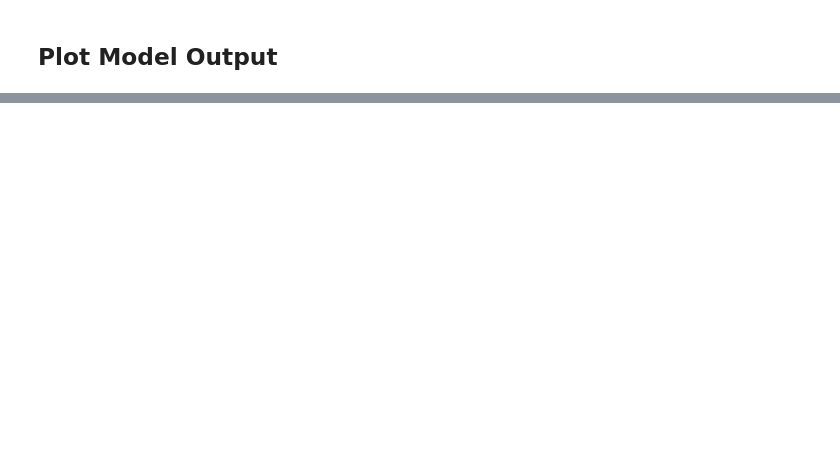
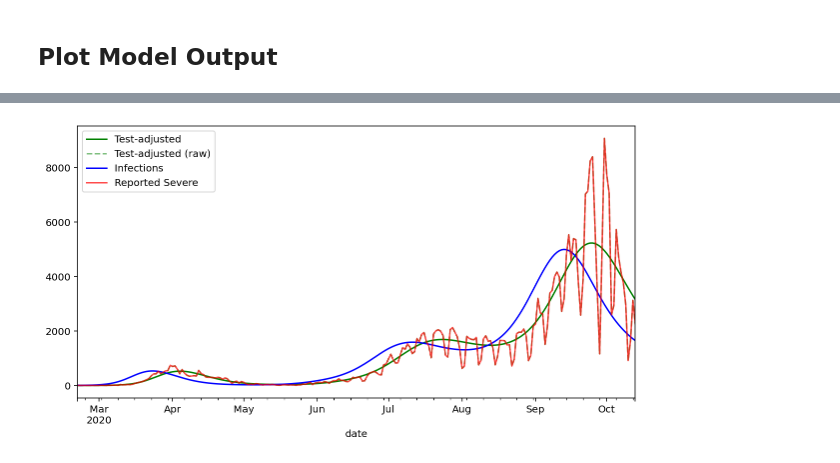
Before and after one commit to asafpr/covid-model, a Jupyter notebook: notebooks/rtlive-Israel-model.ipynb, the cells around one changed output, grey strips where cells are left out. Saved outputs shown, nothing was run; the diff lists cells and outputs as text; code cells hidden in the pictures; blank space fills up the shorter version.

```diff
--- a/notebooks/rtlive-Israel-model.ipynb
+++ b/notebooks/rtlive-Israel-model.ipynb
@@ -23,11 +23,13 @@ Matplotlib created a temporary config/cache directory at /tmp/matplotlib-2j1ynkb
 ## Fetch data and select the state's data
 # %%
 df = get_and_process_covidtracking_data_il(run_date=pd.Timestamp.today())#-pd.Timedelta(days=1))
+dfunn = get_and_process_covidtracking_data_il(run_date=pd.Timestamp.today(), norm=False)#-pd.Timedelta(days=1))
 dfsev = get_and_process_covidtracking_data_ilsev(run_date=pd.Timestamp.today()-pd.Timedelta(days=1))
 # %%
 region = "Israel"
 model_data = df.loc[region]
 model_sev = dfsev.loc[region]
+model_unn = dfunn.loc[region]
 # %% [markdown]
 ## Create the model instance and sample
 # %%
@@ -56 +58,4 @@ Sampling 4 chains for 700 tune and 200 draw iterations (2_800 + 800 draws total)
 <covid.models.generative.GenerativeModel at 0x...>
+# %%
+gmunn = GenerativeModel(region, model_unn, delay=5)
+gmunn.sample()
@@ -59,6 +73,7 @@ Sampling 4 chains for 700 tune and 200 draw iterations (2_800 + 800 draws total)
 # %%
 result = summarize_inference_data(gm.inference_data)
 resultsev = summarize_inference_data(gmsev.inference_data)
+resultunn = summarize_inference_data(gmunn.inference_data)
 # %% [output]
 [interactive output not drawn]
 [interactive output not drawn]
@@ -119,3 +156,13 @@ ax.legend();
+# %%
+fig, ax = plt.subplots(figsize=(10,5))
+resultunn.test_adjusted_positive.plot(c="g", label="Test-adjusted")
+resultunn.test_adjusted_positive_raw.plot(c="g", alpha=.5, label="Test-adjusted (raw)", style="--")
+resultunn.infections.plot(c="b", label="Infections")
+gmunn.observed.positive.plot(c='r', alpha=.7, label="Reported Severe")
+fig.set_facecolor('w')
+ax.legend();
+# %% [output]
+[figure, added]
 # %%
 fig, ax = plt.subplots(figsize=(10,5))
 resultsev.test_adjusted_positive.plot(c="g", label="Test-adjusted")
```
Also changed, not shown: parts of 13 cells of this notebook, 1 other file.
